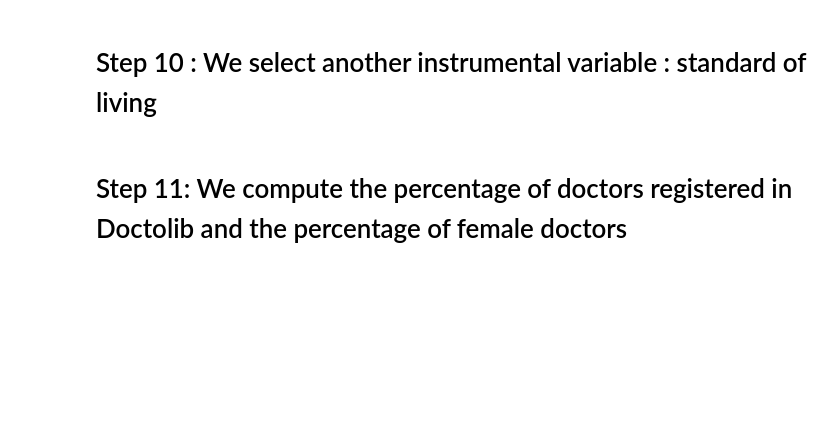
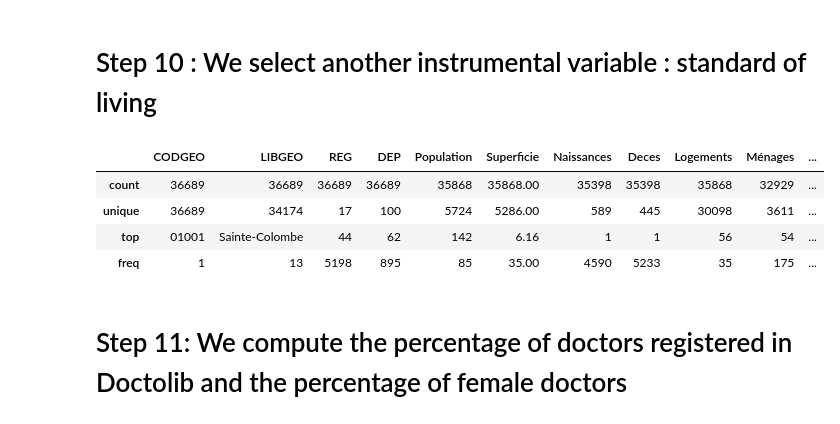
Before and after one commit to JulieBoyer/Econometrics, a Jupyter notebook: traitement_donnees_anterieur.ipynb, the cells around one changed output. Saved outputs shown, nothing was run; the diff lists cells and outputs as text; code cells hidden in the pictures; blank space fills up the shorter version.

```diff
--- a/traitement_donnees_anterieur.ipynb
+++ b/traitement_donnees_anterieur.ipynb
@@ -829,3 +826,24 @@ commune['MED14']=commune['MED14'].apply(lambda x : float(x.replace(',','.')))
+# %%
+commune = pd.read_excel('data/commune_daniel.xlsx')
+# %%
+commune = commune[5:]
+commune=commune[['Chiffres détaillés     -     Comparateur de territoires', 'Unnamed: 1',
+       'Unnamed: 2', 'Unnamed: 3', 'Unnamed: 4', 'Unnamed: 6',
+       'Unnamed: 10', 'Unnamed: 11',
+       'Unnamed: 12', 'Unnamed: 17', 'Unnamed: 19',
+       'Unnamed: 24', 'Unnamed: 25', 'Unnamed: 26']]
+commune.rename(columns = {'Chiffres détaillés     -     Comparateur de territoires':'CODGEO','Unnamed: 1' :'LIBGEO',
+       'Unnamed: 2':'REG', 'Unnamed: 3':'DEP', 'Unnamed: 4':'Population', 'Unnamed: 6':'Superficie', 'Unnamed: 10':'Naissances',
+       'Unnamed: 11':'Deces', 'Unnamed: 17':'Ménages', 'Unnamed: 12':'Logements', 'Unnamed: 19':'MED14',
+       'Unnamed: 24':'Population_P_actif', 'Unnamed: 25':'Chomeurs', 'Unnamed: 26':'Actifs'},inplace = True)
+# %%
+commune.describe()
+# %% [output]
+|  | CODGEO | LIBGEO | REG | DEP | Population | Superficie | Naissances | Deces | Logements | Ménages | ... |
+| count | 36689 | 36689 | 36689 | 36689 | 35868 | 35868.00 | 35398 | 35398 | 35868 | 32929 | ... |
+| unique | 36689 | 34174 | 17 | 100 | 5724 | 5286.00 | 589 | 445 | 30098 | 3611 | ... |
+| top | 01001 | Sainte-Colombe | 44 | 62 | 142 | 6.16 | 1 | 1 | 56 | 54 | ... |
+| freq | 1 | 13 | 5198 | 895 | 85 | 35.00 | 4590 | 5233 | 35 | 175 | ... |
 # %% [markdown]
 # Step 11: We compute the percentage of doctors registered in Doctolib and the percentage of female doctors
 # %%
```
Also changed, not shown: parts of 5 cells of this notebook, 5 other files.
